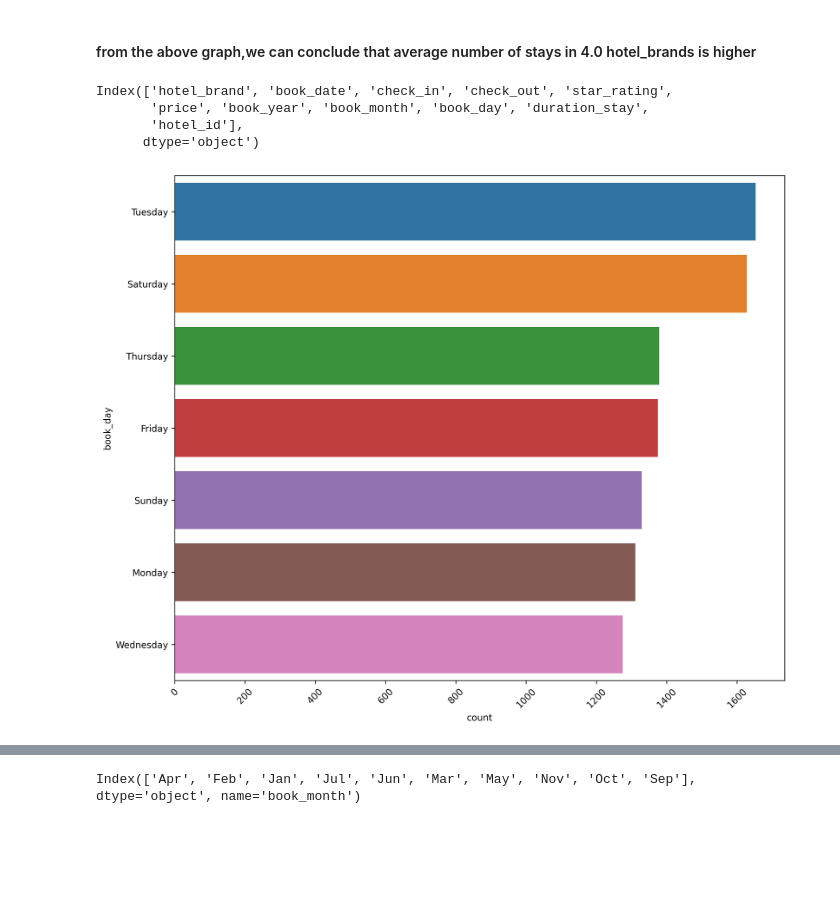
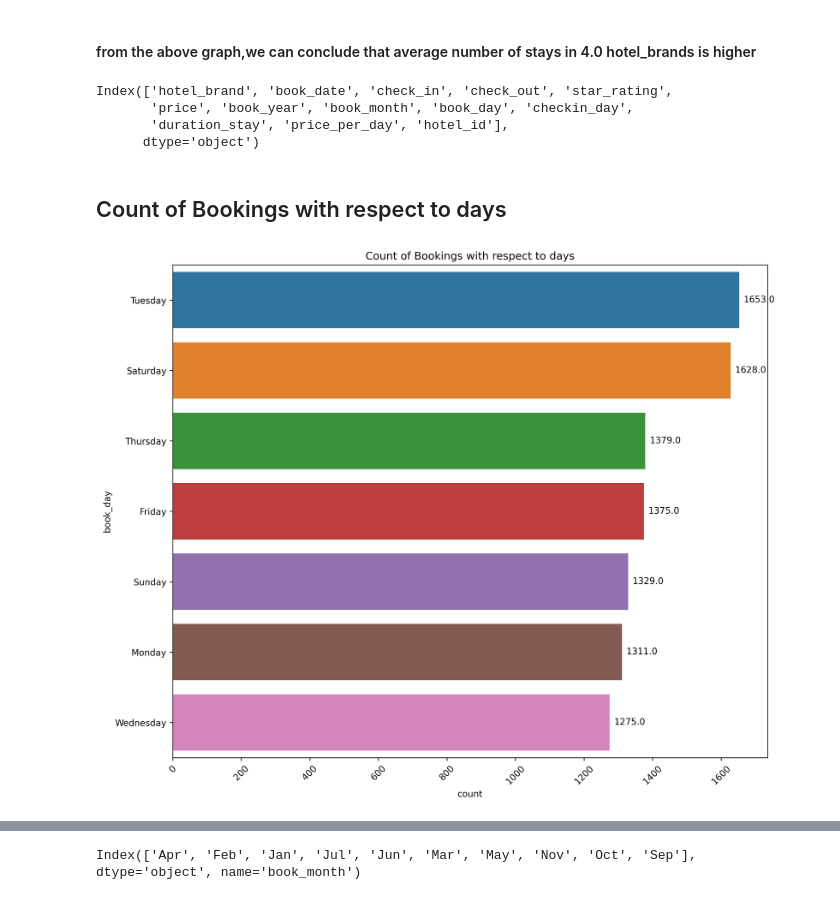
Before and after one commit to GOLISHYAMP/ML_AI, a Jupyter notebook: MachineLearningPrac/test.ipynb, the cells around one changed output, grey strips where cells are left out. Saved outputs shown, nothing was run; the diff lists cells and outputs as text; code cells hidden in the pictures; blank space fills up the shorter version.

```diff
--- a/MachineLearningPrac/test.ipynb
+++ b/MachineLearningPrac/test.ipynb
@@ -123,8 +123,14 @@ df['book_month'] = df['book_date'].dt.strftime('%b')
 # Extract week from 'book_date' and format it to display weekday names
 df['book_day'] = df['book_date'].dt.strftime('%A')
 
+# Extract week from 'check_in' and format it to display weekday names
+df['checkin_day'] = df['check_in'].dt.strftime('%A')
+
 # Calculate duration of stay
 df['duration_stay'] = (df['check_out'] - df['check_in']).dt.days
+
+#Calculating the price of hotel per day
+df['price_per_day'] = df['price']/df['duration_stay']
 # %%
 df.head()
 # %% [output]
@@ -380,0 +428,14 @@ sns.barplot(x = 'hotel_brand',y = 'duration_stay', data = df, estimator=np.mean,
+# %%
+plt.figure(figsize=(12,8), dpi = 300)
+ax = sns.barplot(x='hotel_brand', y='duration_stay', data=df, estimator=np.mean, errorbar='sd')
+
+# Adding annotations
+for p in ax.patches:
+    ax.annotate(f'{p.get_height():.2f} ± {p.get_height() * 0.1:.2f}', (p.get_x() + p.get_width() / 5., p.get_height()),
+                ha='center', va='center', fontsize=10, color='black', xytext=(0, 5),
+                textcoords='offset points')
+
+plt.title('Average Duration Stay ± variability by Hotel Brand')
+plt.xlabel('Hotel Brand')
+plt.ylabel('Average Duration Stay')
+plt.show()
@@ -384,27 +447,29 @@ sns.barplot(x = 'hotel_brand',y = 'duration_stay', data = df, estimator=np.mean,
 df.columns
 # %% [output]
 Index(['hotel_brand', 'book_date', 'check_in', 'check_out', 'star_rating',
-       'price', 'book_year', 'book_month', 'book_day', 'duration_stay',
-       'hotel_id'],
+       'price', 'book_year', 'book_month', 'book_day', 'checkin_day',
+       'duration_stay', 'price_per_day', 'hotel_id'],
       dtype='object')
+# %% [markdown]
+## Count of Bookings with respect to days
 # %%
-import seaborn as sns
-import matplotlib.pyplot as plt
-
-# Assuming 'book_day' is the column containing the categorical data you want to plot
-
 # Sort the categories by frequency
 order = df['book_day'].value_counts().index
 
 # Create the plot
 plt.figure(figsize=(12, 10), dpi=300)
-sns.countplot(y='book_day', data=df, order=order)
+ax = sns.countplot(y='book_day', data=df, order=order)
 
-
+# Add count labels on top of each bar
+for p in ax.patches:
+    ax.annotate(f'{p.get_width()}',
+                (p.get_x() + p.get_width(), p.get_y() + p.get_height()/2),
+                ha='left', va='center', fontsize=10, color='black', xytext=(5, 0),
+                textcoords='offset points')
 # Optionally, you can rotate the labels on x-axis for better readability
 plt.xticks(rotation=45)
-
+plt.title('Count of Bookings with respect to days')
 # Show plot
 plt.show()
 # %% [output]
-[figure, old version]
+[figure, new version]
```
Also changed, not shown: parts of 70 cells of this notebook, 40 other files.
